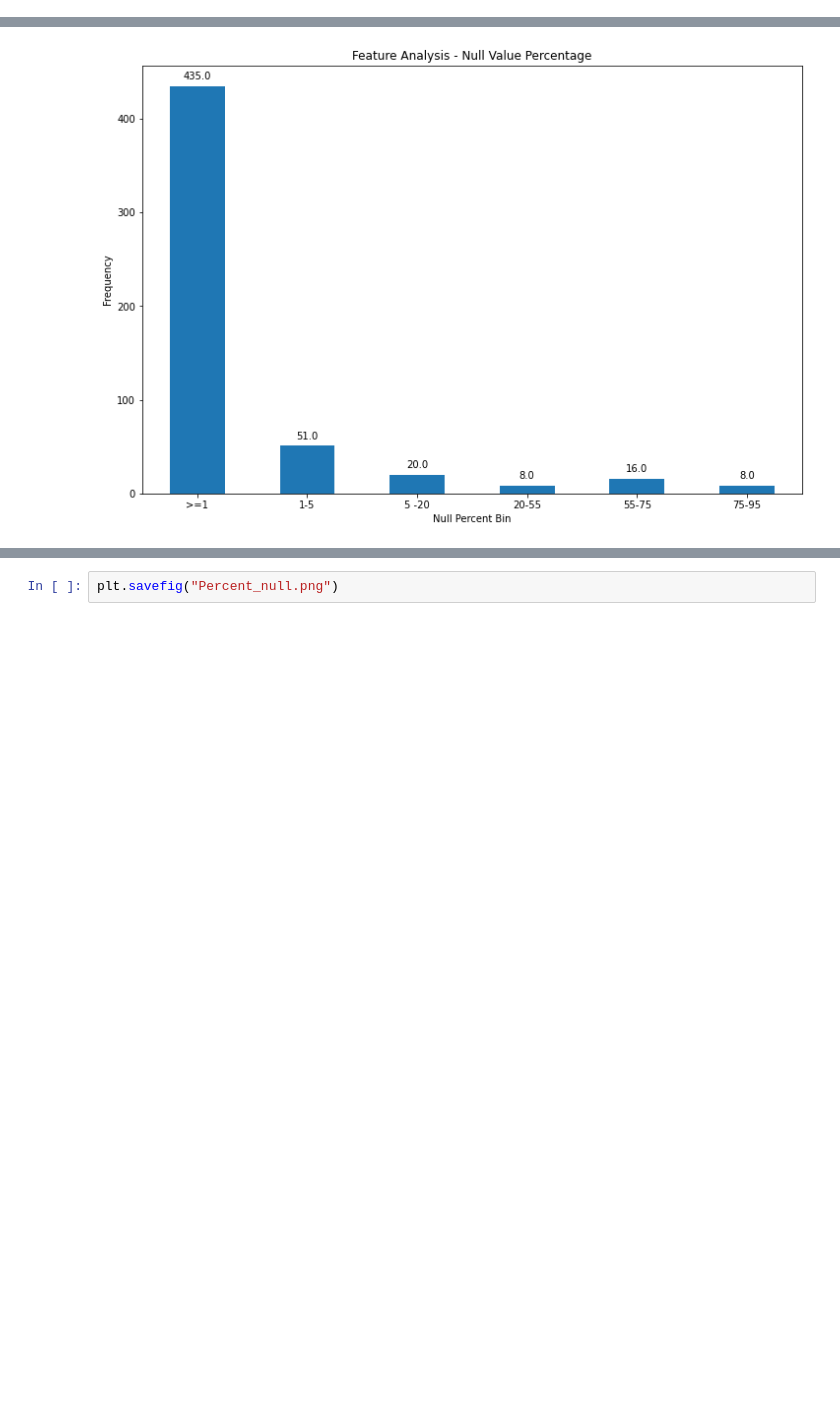
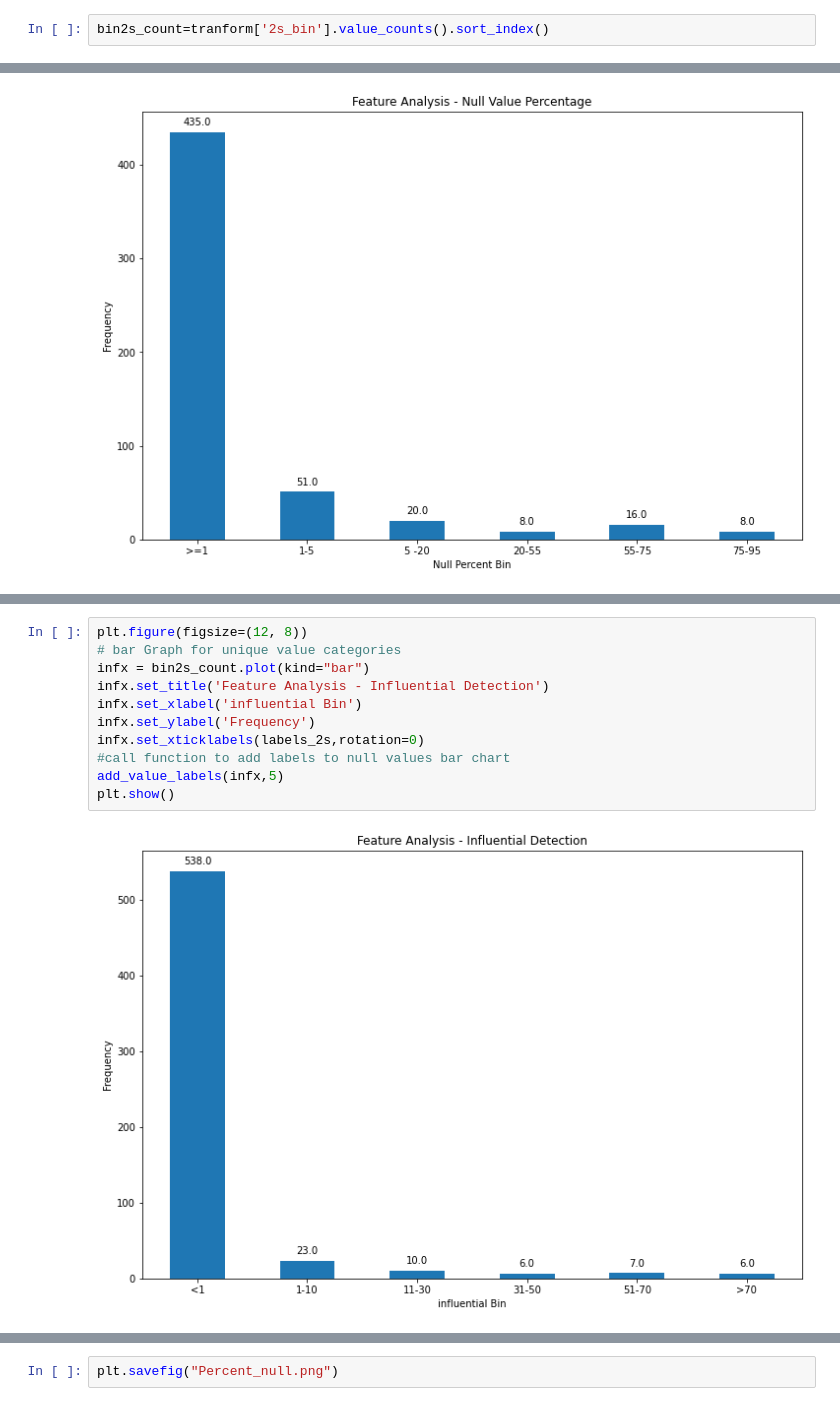
Before and after one commit to hinatanvir/Fault-Detection-SECOM, a Jupyter notebook: EDA.ipynb, the cells around one changed output, grey strips where cells are left out. Drawn from its saved outputs; the diff is of its cells as text; blank space fills up the shorter version.

```diff
--- a/EDA.ipynb
+++ b/EDA.ipynb
@@ -150,0 +145,2 @@ Name: unique_bin, dtype: int64
+# %%
+bin2s_count=tranform['2s_bin'].value_counts().sort_index()
@@ -176,0 +195,13 @@ plt.show()
+# %%
+plt.figure(figsize=(12, 8))
+# bar Graph for unique value categories
+infx = bin2s_count.plot(kind="bar")
+infx.set_title('Feature Analysis - Influential Detection')
+infx.set_xlabel('influential Bin')
+infx.set_ylabel('Frequency')
+infx.set_xticklabels(labels_2s,rotation=0)
+#call function to add labels to null values bar chart
+add_value_labels(infx,5)
+plt.show()
+# %% [output]
+[figure, added]
```
Also changed, not shown: parts of 13 cells of this notebook.
